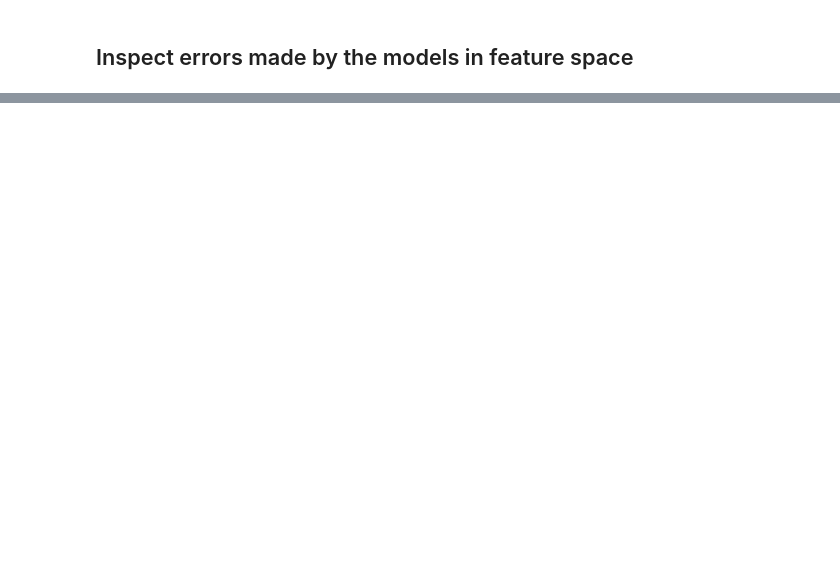
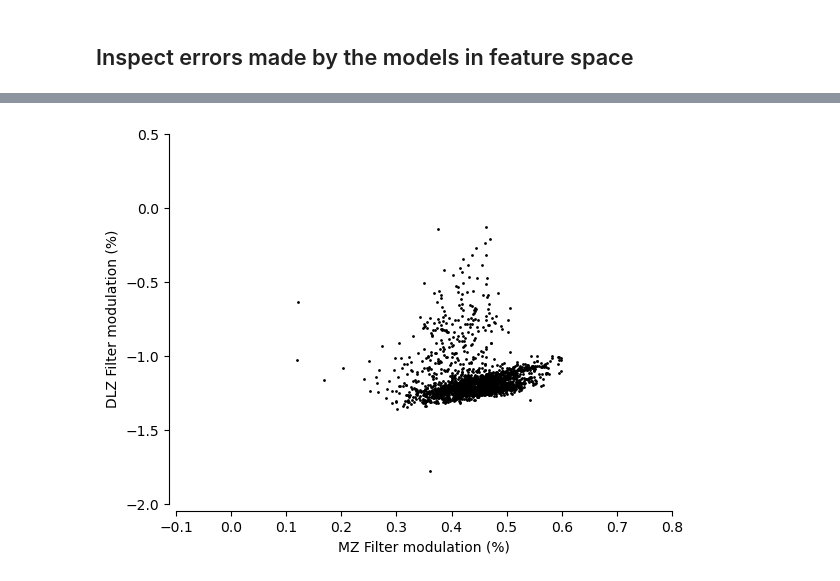
Before and after one commit to DenisTurcu/efish-characterization, a Jupyter notebook: paper-reviews-replies/discrimination-task.ipynb, the cells around one changed output, grey strips where cells are left out. Saved outputs shown, nothing was run; the diff lists cells and outputs as text; code cells hidden in the pictures; blank space fills up the shorter version.

```diff
--- a/paper-reviews-replies/discrimination-task.ipynb
+++ b/paper-reviews-replies/discrimination-task.ipynb
@@ -282,0 +412,10 @@ plt.hist(np.power(10,models.iloc[9]["prediction_train"][:,-2] * dset.worms_prope
+# %%
+plt.scatter(*estimated_eis[:, :, 5, 6].T, c="k", s=1)
+plt.xlabel("MZ Filter modulation (%)")
+plt.ylabel("DLZ Filter modulation (%)")
+plt.xlim(-0.1, 0.8)
+plt.ylim(-2, 0.5)
+sns.despine(offset=5, trim=True)
+plt.show()
+# %% [output]
+[figure, added]
```
Also changed, not shown: parts of 13 cells of this notebook.
